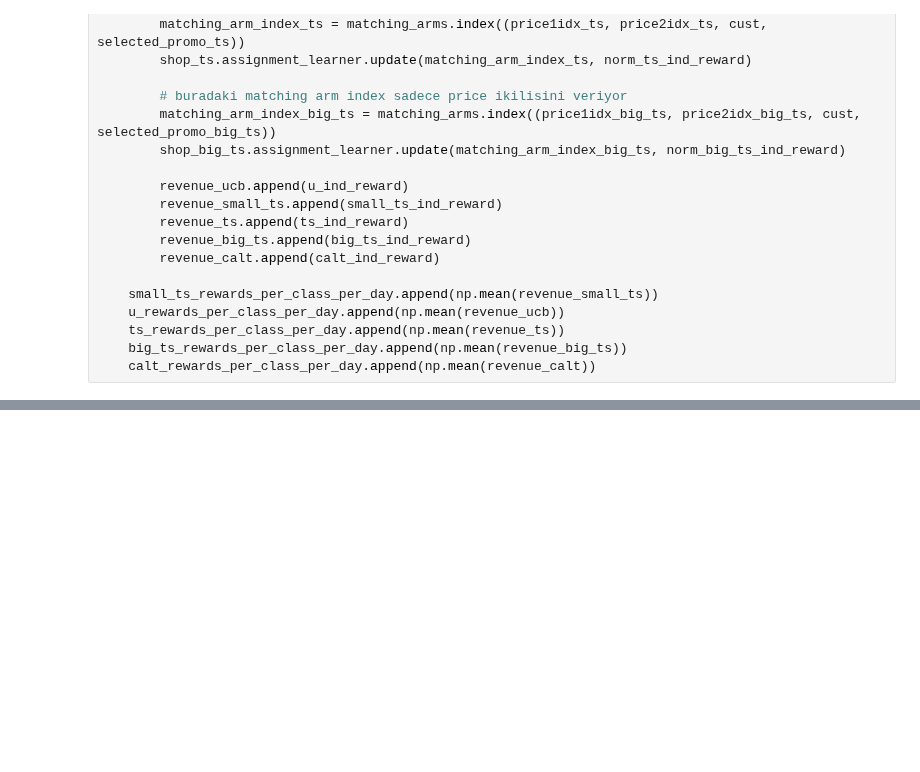
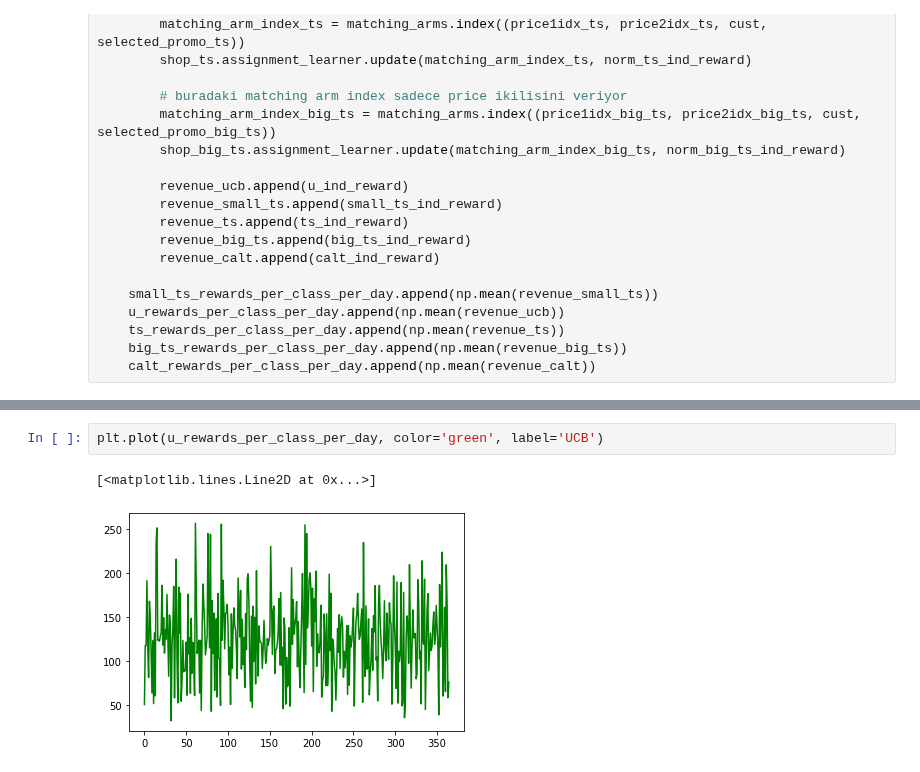
Before and after one commit to AliceCasali/Data_Intelligence_Application, a Jupyter notebook: step6.ipynb, the cells around one changed output, grey strips where cells are left out. Cells and saved outputs as stored; diff of their text form; blank space fills up the shorter version.

```diff
--- a/step6.ipynb
+++ b/step6.ipynb
@@ -278,0 +279,5 @@ Text(0, 0.5, 'Regret')
+# %%
+plt.plot(u_rewards_per_class_per_day, color='green', label='UCB')
+# %% [output]
+[<matplotlib.lines.Line2D at 0x...>]
+[figure, added]
```
Also changed, not shown: parts of 4 cells of this notebook, 5 other files.
